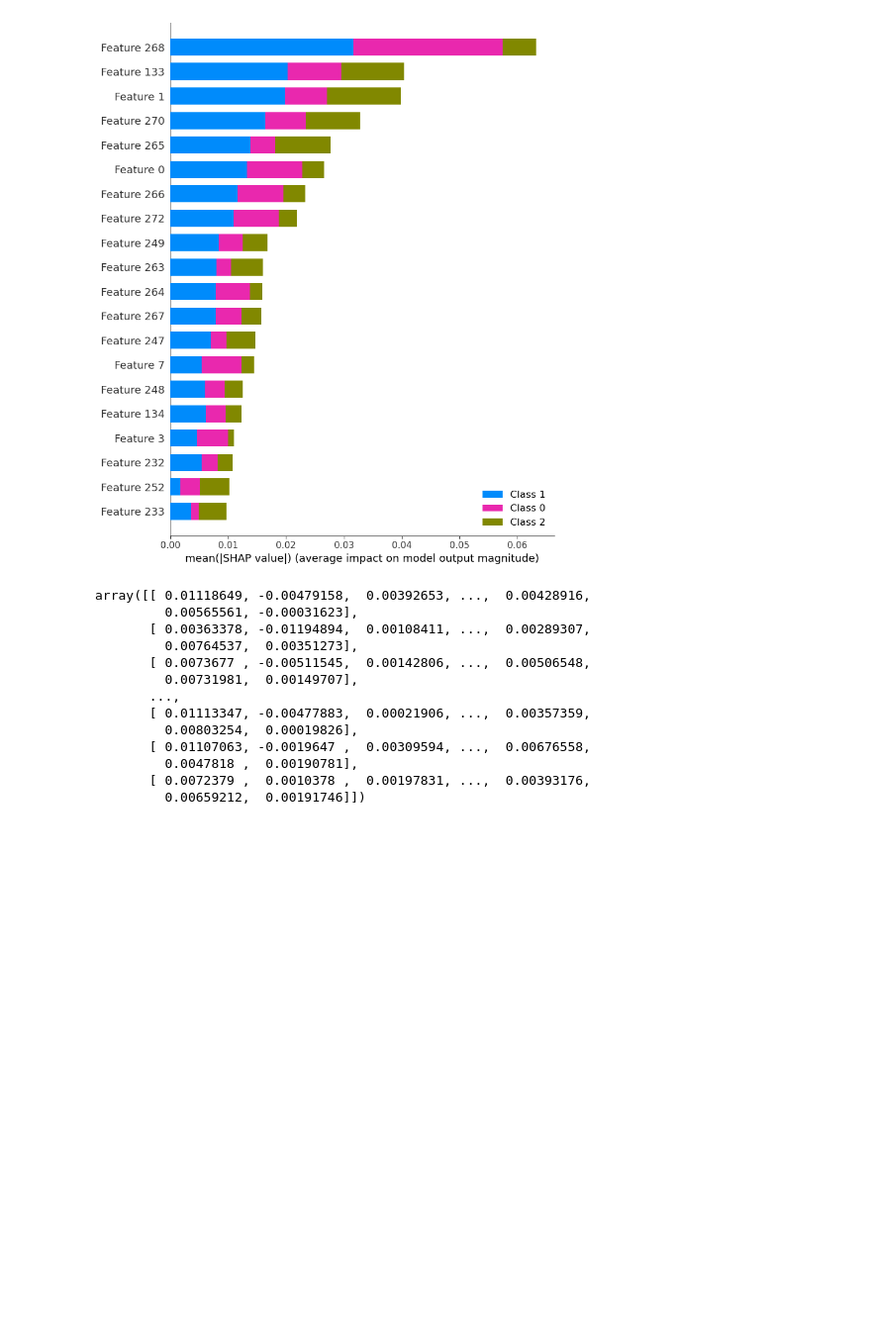
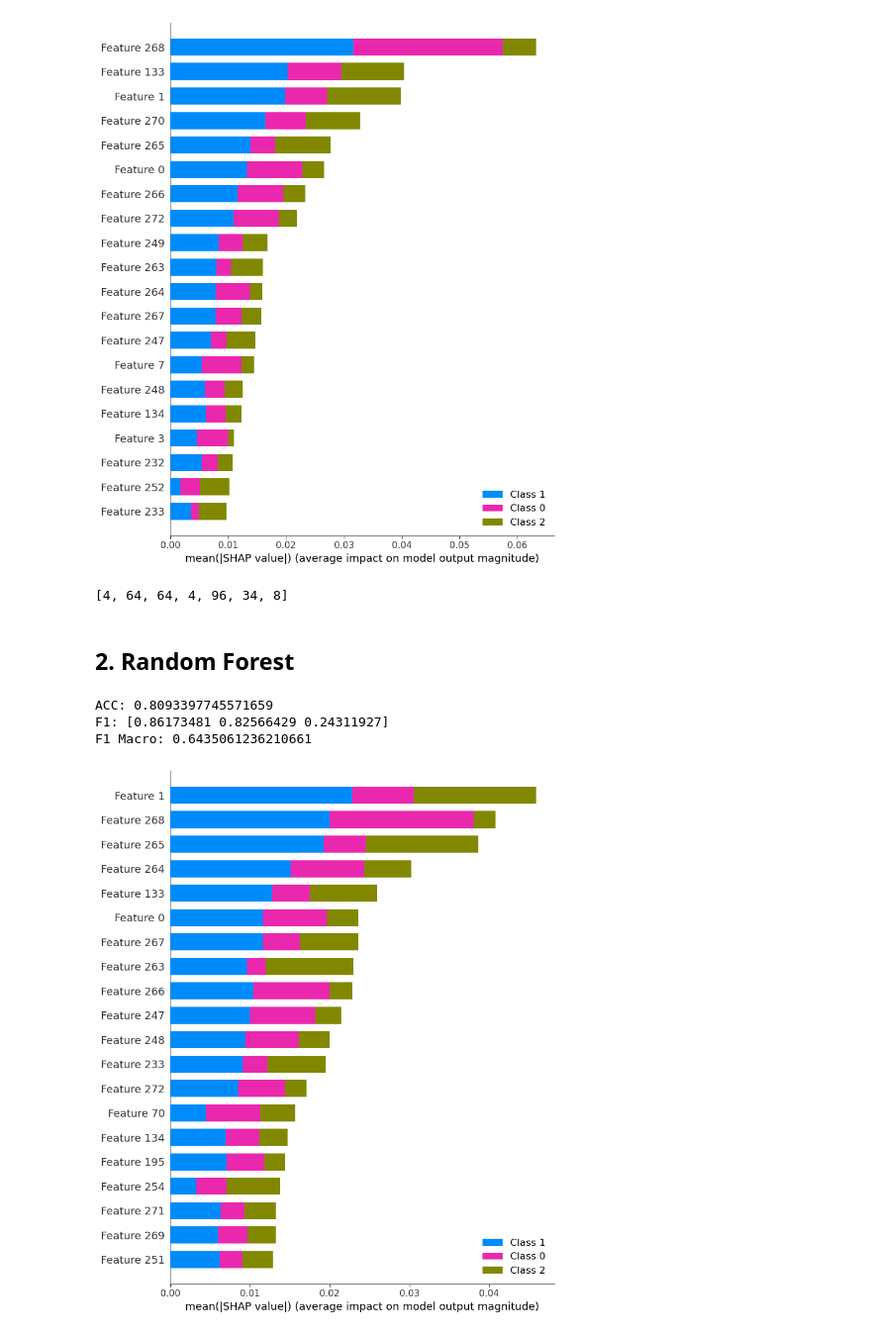
Before and after one commit to vvcastro/vision-chestXRay, a Jupyter notebook: feature_based/shap_analysis.ipynb, the cells around one changed output. Shown at 99% size. Drawn from its saved outputs; the diff is of its cells as text; code cells hidden in the pictures; blank space fills up the shorter version.

```diff
--- a/feature_based/shap_analysis.ipynb
+++ b/feature_based/shap_analysis.ipynb
@@ -99,18 +98,57 @@ shap.summary_plot( shap_values, ttfold_fts_raw )
 # %% [output]
 [figure]
-# %%
-shap_values[0]
-# %% [output]
-array([[ 0.01118649, -0.00479158,  0.00392653, ...,  0.00428916,
-         0.00565561, -0.00031623],
-       [ 0.00363378, -0.01194894,  0.00108411, ...,  0.00289307,
-         0.00764537,  0.00351273],
-       [ 0.0073677 , -0.00511545,  0.00142806, ...,  0.00506548,
-         0.00731981,  0.00149707],
-       ...,
-       [ 0.01113347, -0.00477883,  0.00021906, ...,  0.00357359,
-         0.00803254,  0.00019826],
-       [ 0.01107063, -0.0019647 ,  0.00309594, ...,  0.00676558,
-         0.0047818 ,  0.00190781],
-       [ 0.0072379 ,  0.0010378 ,  0.00197831, ...,  0.00393176,
-         0.00659212,  0.00191746]])
+# %%
+features = [ 'hu_bin', 'fourier_real', 'fourier_imag', 'stats', 'gabor', 'lbp', 'haralick' ]
+
+[ tfold_fts[0][ftname].shape[0] for ftname in features ]
+# %% [output]
+[4, 64, 64, 4, 96, 34, 8]
+# %% [markdown]
+## 2. Random Forest
+# %%
+best_params = {
+    'n_estimators': 50,
+    'subset': 'medium_with_noise_not_inverted'
+}
+
+from sklearn.ensemble import RandomForestClassifier
+
+# make all the combinations for the experiments
+rf_estimators = best_params['n_estimators']
+data_subset = best_params['subset']
+
+tfold_data, ttfold_data = train_file.copy(), test_file.copy()
+tfold_Y, ttfold_Y = tfold_data['label'].values, ttfold_data['label'].values
+tfold_fts, ttfold_fts = get_fold_features( tfold_data, ttfold_data, subset_name=data_subset )
+
+# raw features
+tfold_fts_raw = get_raw_features( tfold_fts )
+ttfold_fts_raw = get_raw_features( ttfold_fts )
+
+### Raw Testing
+clf = make_pipeline(StandardScaler(), RandomForestClassifier(n_estimators=rf_estimators, class_weight='balanced'))
+clf.fit( tfold_fts_raw, tfold_Y )
+ttfold_raw_pred = clf.predict( ttfold_fts_raw )
+
+raw_acc = clf.score( ttfold_fts_raw, ttfold_Y )
+print("ACC:", raw_acc )
+
+raw_f1 = f1_score( ttfold_Y, ttfold_raw_pred, average=None )
+print("F1:", raw_f1 )
+
+raw_f1_macro = f1_score( ttfold_Y, ttfold_raw_pred, average='macro')
+print("F1 Macro:", raw_f1_macro )
+# %% [output]
+ACC: 0.8093397745571659
+F1: [0.86173481 0.82566429 0.24311927]
+F1 Macro: 0.6435061236210661
+# %%
+import shap
+
+# Initialize the explainer with the model and the dataset
+explainer = shap.Explainer( clf[1] )
+
+shap_values = explainer.shap_values(ttfold_fts_raw)
+shap.summary_plot( shap_values, ttfold_fts_raw )
+# %% [output]
+[figure, added]
```
Also changed, not shown: parts of 4 cells of this notebook, 5 other files.
